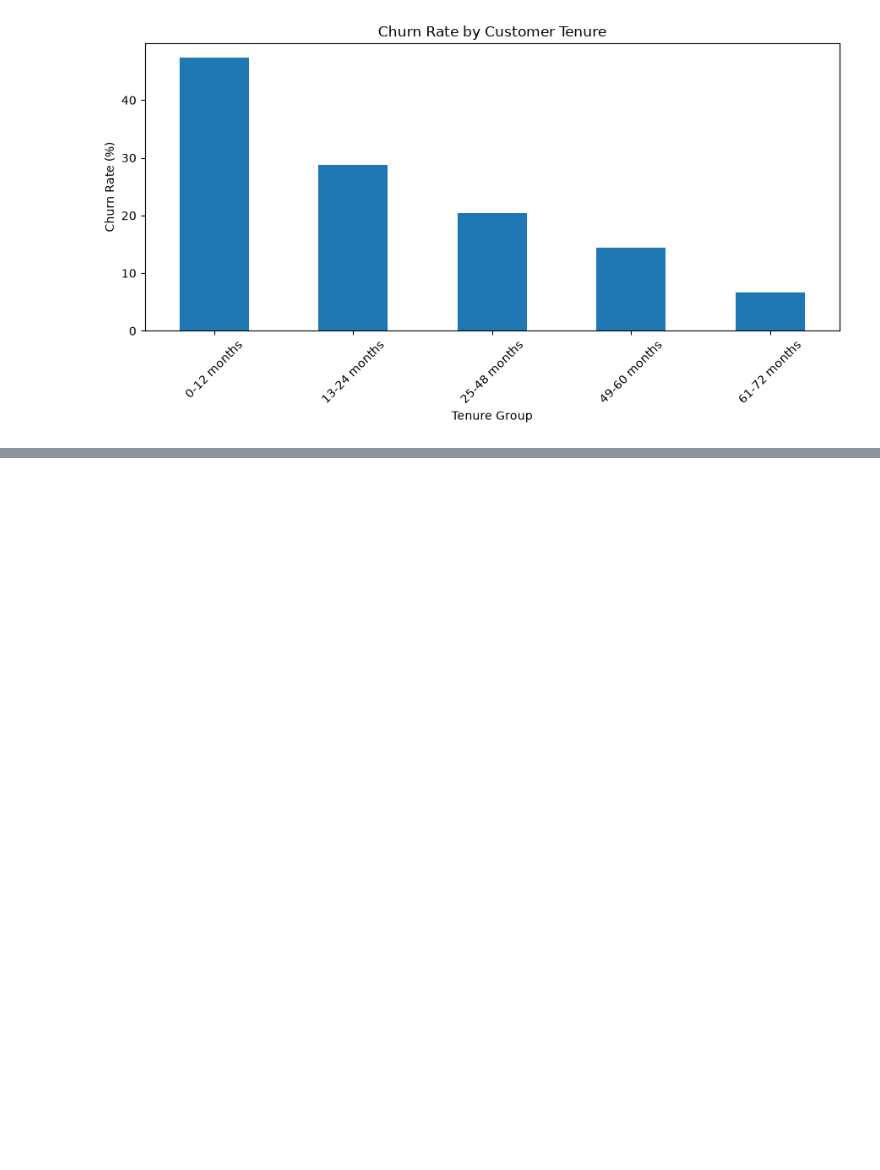
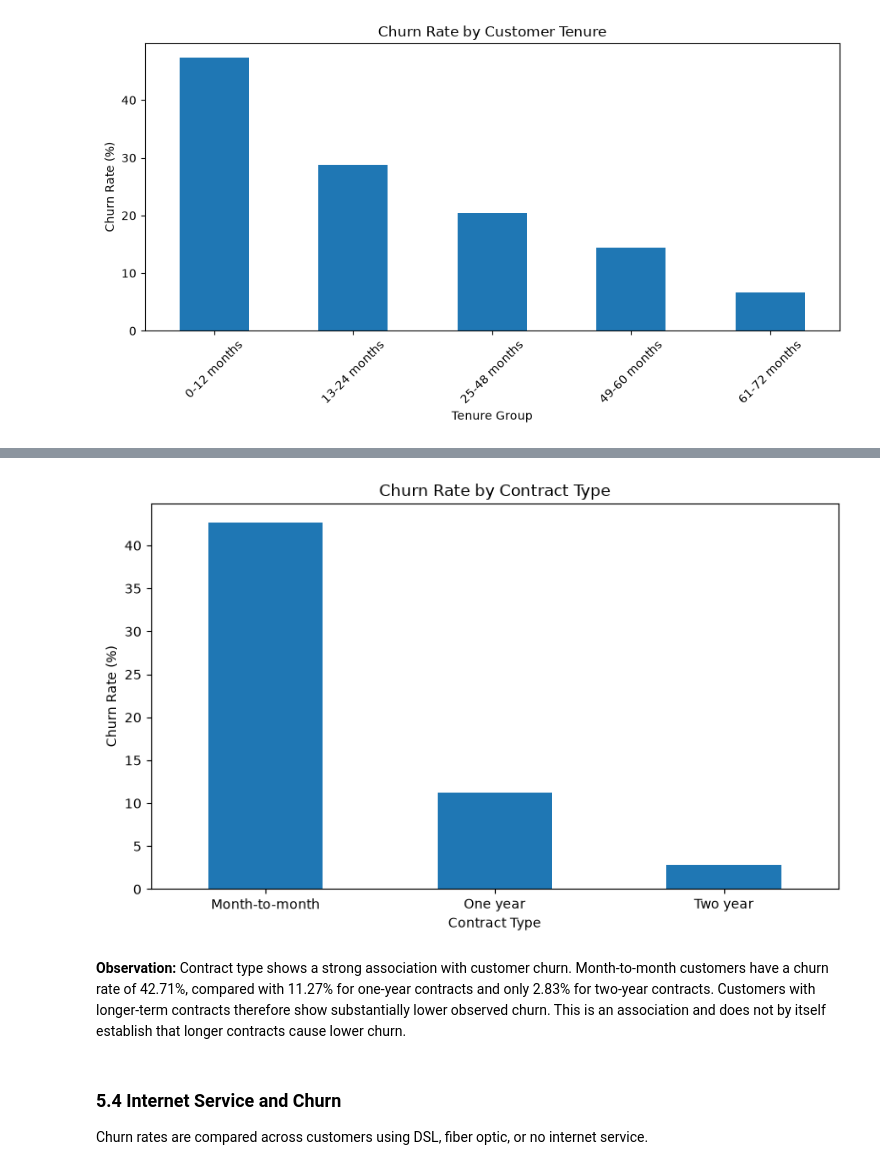
Before and after one commit to AbdulBari8455/customer-churn-platform, a Jupyter notebook: notebooks/01_data_quality_and_eda.ipynb, the cells around one changed output, grey strips where cells are left out. Cells and saved outputs as stored; diff of their text form; code cells hidden in the pictures; blank space fills up the shorter version.

```diff
--- a/notebooks/01_data_quality_and_eda.ipynb
+++ b/notebooks/01_data_quality_and_eda.ipynb
@@ -227,0 +275,8 @@ plt.show()
+# %%
+contract_churn = pd.crosstab(
+    df["Contract"],
+    df["Churn"],
+    normalize="index"
+).mul(100).round(2)
+
+contract_churn
@@ -227,0 +289,20 @@ plt.show()
+# %%
+contract_churn["Yes"].sort_values(ascending=False).plot(
+    kind="bar",
+    figsize=(8, 5)
+)
+
+plt.title("Churn Rate by Contract Type")
+plt.xlabel("Contract Type")
+plt.ylabel("Churn Rate (%)")
+plt.xticks(rotation=0)
+plt.tight_layout()
+plt.show()
+# %% [output]
+[figure, added]
+# %% [markdown]
+**Observation:** Contract type shows a strong association with customer churn. Month-to-month customers have a churn rate of 42.71%, compared with 11.27% for one-year contracts and only 2.83% for two-year contracts. Customers with longer-term contracts therefore show substantially lower observed churn. This is an association and does not by itself establish that longer contracts cause lower churn.
+# %% [markdown]
+### 5.4 Internet Service and Churn
+
+Churn rates are compared across customers using DSL, fiber optic, or no internet service.
```
Also changed, not shown: parts of 27 cells of this notebook.
